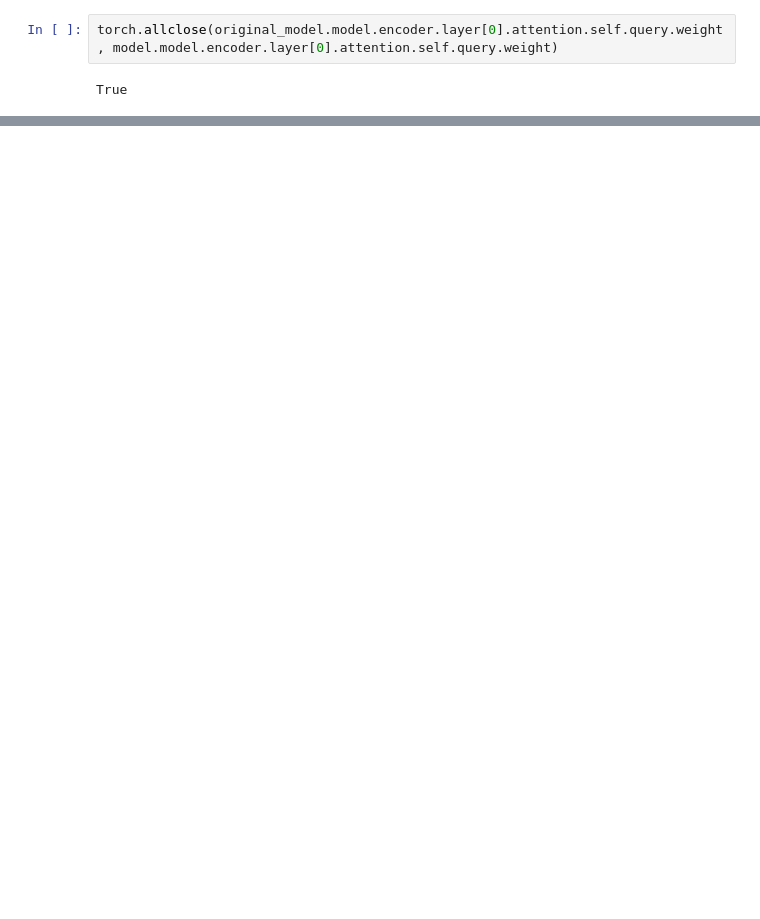
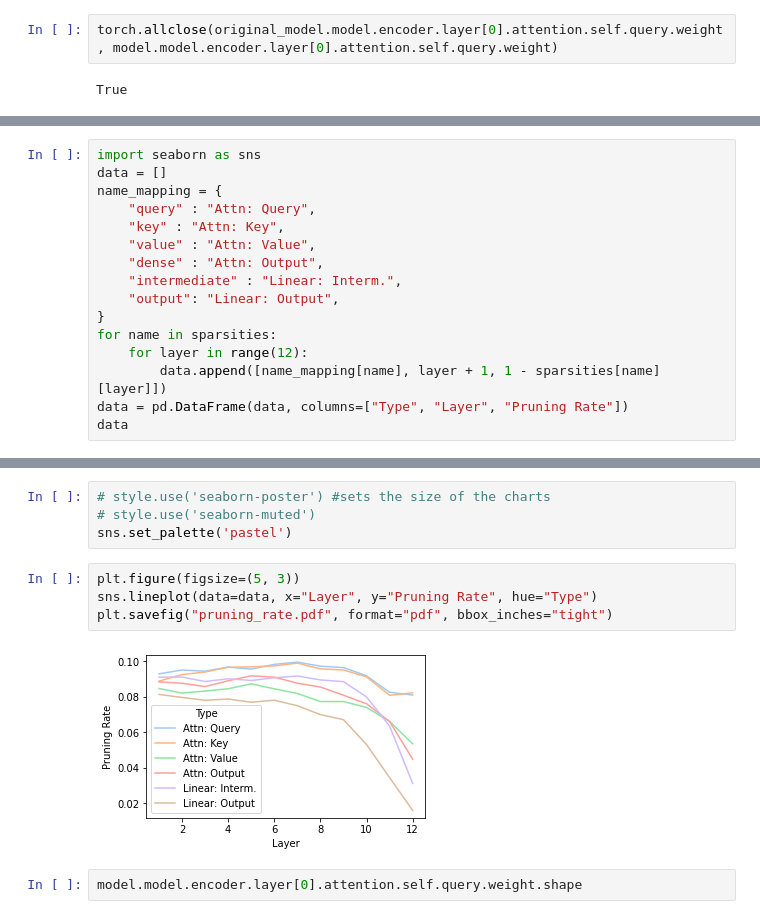
Before and after one commit to mariomeissner/shortcut-pruning, a Jupyter notebook: notebooks/pruning_analysis.ipynb, the cells around one changed output, grey strips where cells are left out. Saved outputs shown, nothing was run; the diff lists cells and outputs as text; blank space fills up the shorter version.

```diff
--- a/notebooks/pruning_analysis.ipynb
+++ b/notebooks/pruning_analysis.ipynb
@@ -55,0 +114,16 @@ True
+# %%
+import seaborn as sns
+data = []
+name_mapping = {
+    "query" : "Attn: Query",
+    "key" : "Attn: Key",
+    "value" : "Attn: Value",
+    "dense" : "Attn: Output",
+    "intermediate" : "Linear: Interm.",
+    "output": "Linear: Output",
+}
+for name in sparsities:
+    for layer in range(12):
+        data.append([name_mapping[name], layer + 1, 1 - sparsities[name][layer]])
+data = pd.DataFrame(data, columns=["Type", "Layer", "Pruning Rate"])
+data
@@ -132,0 +169,12 @@ model.encoder.layer.0.output.dense
+# %%
+# style.use('seaborn-poster') #sets the size of the charts
+# style.use('seaborn-muted')
+sns.set_palette('pastel')
+# %%
+plt.figure(figsize=(5, 3))
+sns.lineplot(data=data, x="Layer", y="Pruning Rate", hue="Type")
+plt.savefig("pruning_rate.pdf", format="pdf", bbox_inches="tight")
+# %% [output]
+[figure, added]
+# %%
+model.model.encoder.layer[0].attention.self.query.weight.shape
```
Also changed, not shown: parts of 30 cells of this notebook, 10 other files.
